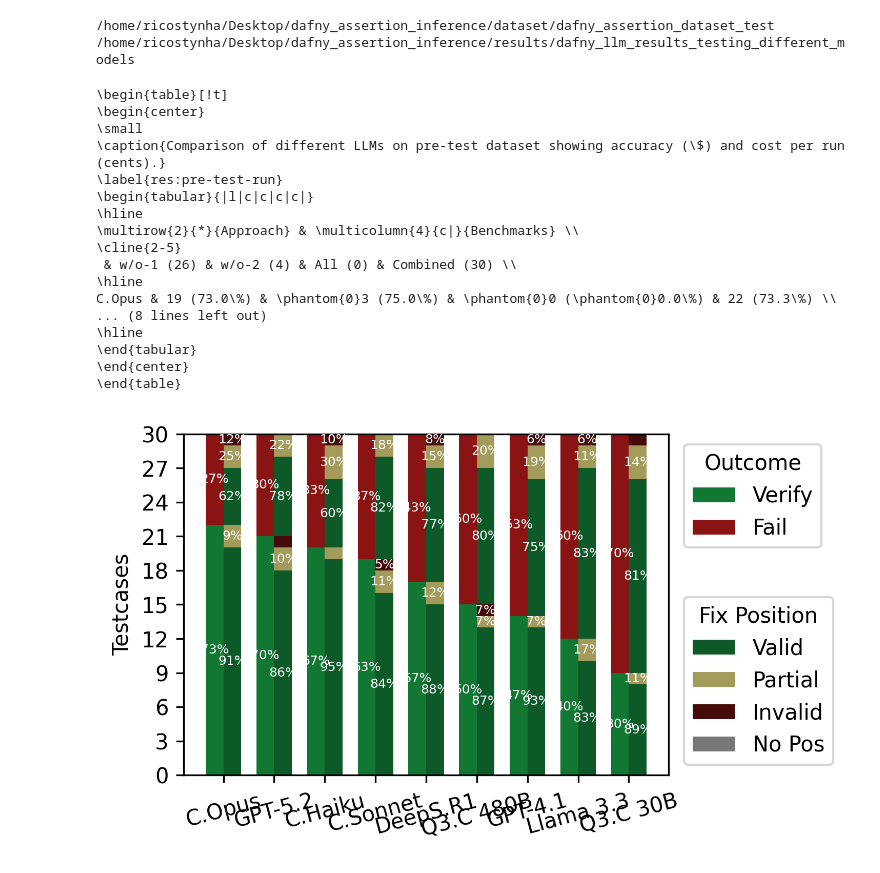
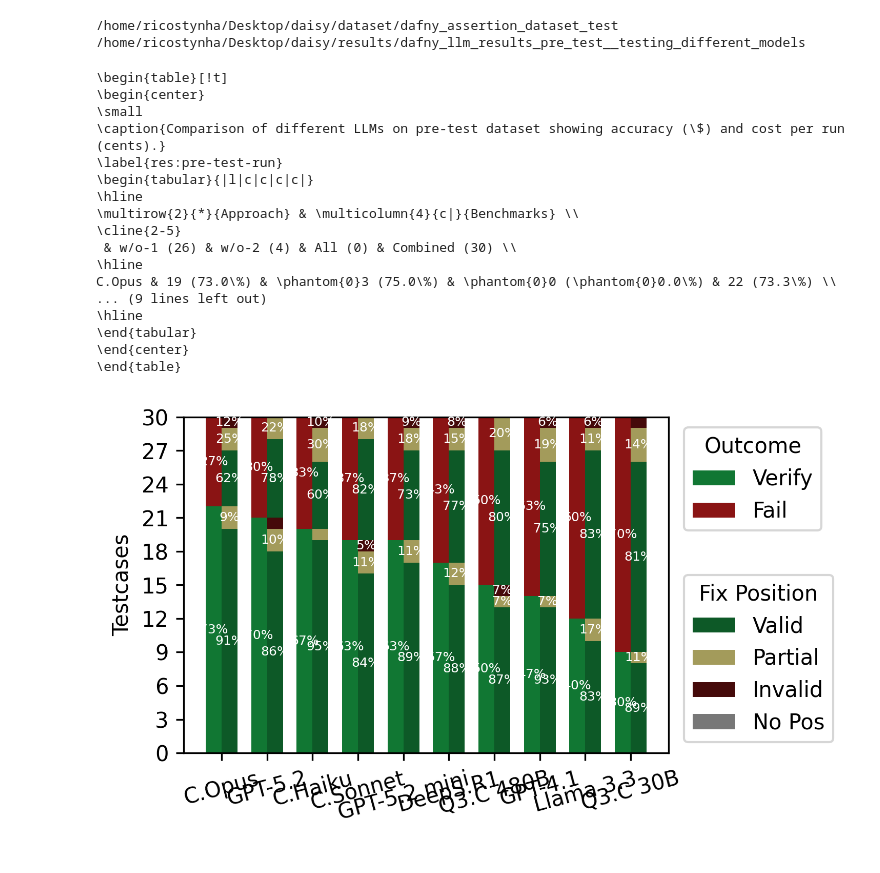
Before and after one commit to VeriFixer/daisy, a Jupyter notebook: src/data_analysys_pre_tests.ipynb, the cells around one changed output. Saved outputs shown, nothing was run; the diff lists cells and outputs as text; code cells hidden in the pictures.

Commit message:
Added complete results to reproduce all paper experiments

```diff
--- a/src/data_analysys_pre_tests.ipynb
+++ b/src/data_analysys_pre_tests.ipynb
@@ -13,7 +13,7 @@ pd.set_option('display.max_rows', None)
 pd.set_option('display.max_colwidth', None)
 pd.set_option('display.width', None)
 # %%
-RESULT_DIR = gl.BASE_PATH / "results/dafny_llm_results_testing_different_models"
+RESULT_DIR = gl.BASE_PATH / "results/dafny_llm_results_pre_test__testing_different_models"
 DATASET_DIR = gl.DAFNY_ASSERTION_DATASET_TEST
 
 print(DATASET_DIR)
@@ -21,45 +21,46 @@ print(RESULT_DIR)
 verif_data_pd = get_pandas_dataset(DATASET_DIR, RESULT_DIR)
 verif_data_pd  = verif_data_pd.assign(success=lambda d: d['verif_sucess'] > 0)
 # %% [output]
-/home/ricostynha/Desktop/dafny_assertion_inference/dataset/dafny_assertion_dataset_test
-/home/ricostynha/Desktop/dafny_assertion_inference/results/dafny_llm_results_testing_different_models
+/home/ricostynha/Desktop/daisy/dataset/dafny_assertion_dataset_test
+/home/ricostynha/Desktop/daisy/results/dafny_llm_results_pre_test__testing_different_models
 # %%
 # Graphs of position evaluation
 test_models ={
     "claude-opus-4.5__nAssertions_ALL_nRounds_1_nRetries_1_addError_True_ExType_ExampleStrategies.NONE_loc_LocStrategies.ORACLE": "C.Opus",
-     "gpt-5.2__nAssertions_ALL_nRounds_1_nRetries_1_addError_True_ExType_ExampleStrategies.NONE_loc_LocStrategies.ORACLE": "GPT-5.2",
+    "gpt-5.2__nAssertions_ALL_nRounds_1_nRetries_1_addError_True_ExType_ExampleStrategies.NONE_loc_LocStrategies.ORACLE": "GPT-5.2",
     "claude-haiku-4.5__nAssertions_ALL_nRounds_1_nRetries_1_addError_True_ExType_ExampleStrategies.NONE_loc_LocStrategies.ORACLE": "C.Haiku",
     "claude-sonnet-4.5__nAssertions_ALL_nRounds_1_nRetries_1_addError_True_ExType_ExampleStrategies.NONE_loc_LocStrategies.ORACLE": "C.Sonnet",
+    "gpt-5-mini__nAssertions_ALL_nRounds_1_nRetries_1_addError_True_ExType_ExampleStrategies.NONE_loc_LocStrategies.ORACLE" : "GPT-5.2 mini",
     "deepseek-r1__nAssertions_ALL_nRounds_1_nRetries_1_addError_True_ExType_ExampleStrategies.NONE_loc_LocStrategies.ORACLE": "DeepS.R1",
     "qwen3-coder-480b__nAssertions_ALL_nRounds_1_nRetries_1_addError_True_ExType_ExampleStrategies.NONE_loc_LocStrategies.ORACLE": "Q3.C 480B",
     "gpt-4.1__nAssertions_ALL_nRounds_1_nRetries_1_addError_True_ExType_ExampleStrategies.NONE_loc_LocStrategies.ORACLE": "GPT-4.1",
     "llama-3.3-70b__nAssertions_ALL_nRounds_1_nRetries_1_addError_True_ExType_ExampleStrategies.NONE_loc_LocStrategies.ORACLE": "Llama 3.3",
     "qwen3-coder-30b__nAssertions_ALL_nRounds_1_nRetries_1_addError_True_ExType_ExampleStrategies.NONE_loc_LocStrategies.ORACLE": "Q3.C 30B",
 
 }
 
 dual_name = "test_datset__prev_test_with_all_llms.pdf"
 images_p = gl.BASE_PATH / "images"
 
 info = get_latex_table_with_verif_stats(verif_data_pd, "Comparison of different LLMs on pre-test dataset showing accuracy (\$) and cost per run (cents).", "res:pre-test-run", test_models)
 print(info)
 sucess_vs_position_cleaned(verif_data_pd ,"DOUBLE",   test_models, images_p / dual_name)
 # %% [output]
 \begin{table}[!t]
 \begin{center}
 \small
 \caption{Comparison of different LLMs on pre-test dataset showing accuracy (\$) and cost per run (cents).}
 \label{res:pre-test-run}
 \begin{tabular}{|l|c|c|c|c|}
 \hline
 \multirow{2}{*}{Approach} & \multicolumn{4}{c|}{Benchmarks} \\
 \cline{2-5}
  & w/o-1 (26) & w/o-2 (4) & All (0) & Combined (30) \\
 \hline
 C.Opus & 19 (73.0\%) & \phantom{0}3 (75.0\%) & \phantom{0}0 (\phantom{0}0.0\%) & 22 (73.3\%) \\
-... (8 lines left out)
+... (9 lines left out)
 \hline
 \end{tabular}
 \end{center}
 \end{table}
-[figure, old version]
+[figure, new version]
```
Also changed, not shown: 11 other files.
